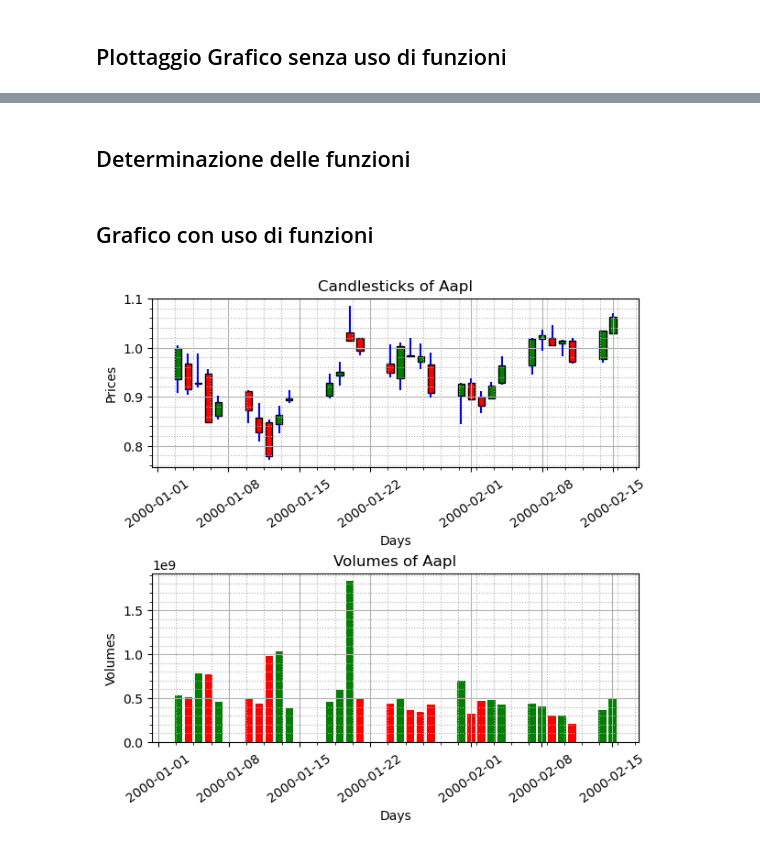
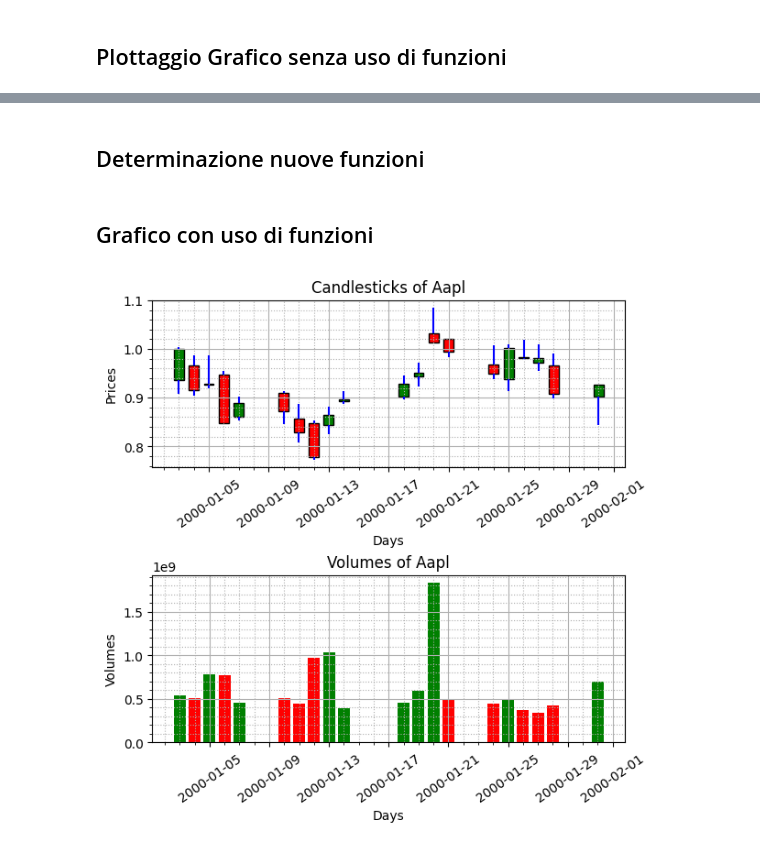
Before and after one commit to Paodidom/Evento-25-marzo-SF-Club-Unipi, a Jupyter notebook: StartingShared/5_Candlestick.ipynb, the cells around one changed output, grey strips where cells are left out. Saved outputs shown, nothing was run; the diff lists cells and outputs as text; code cells hidden in the pictures.

```diff
--- a/StartingShared/5_Candlestick.ipynb
+++ b/StartingShared/5_Candlestick.ipynb
@@ -26,10 +35,17 @@ SciPy 1.13.1
 # %% [markdown]
 ## Caricamento Dati
 # %%
-# load AAPL.csv in a DataFrame
-Aapl = mc.ReadStockPrices('AAPL.csv')
+# load csv in a DataFrame
+Aapl = mc.ReadStockPrices(GitHubSF+'AAPL.csv')
 
 # define the time period of interest
 day1 = np.datetime64('2000-01-01')
-day2 = np.datetime64('2000-01-23')
-day3 = np.datetime64('2000-02-15')
+day2 = np.datetime64('2000-01-31')
+
+# extract single columns from DataFrame
+D = Aapl['Date'].values
+O = Aapl['Open'].values
+H = Aapl['High'].values
+L = Aapl['Low'].values
+C = Aapl['Close'].values
+V = Aapl['Volume'].values
@@ -44,7 +54,13 @@ V = Aapl['Volume'].values
+# %%
+def FindRows(D, d1, d2):
+    rows = np.where((D >= d1) & (D <= d2))[0]
+    if len(rows) == 0:
+        raise ValueError("No data available for the requested period")
+    return rows
 # %% [markdown]
 ## Determinazione righe del periodo per candele e volumi
 # %%
-rows = my.FindRows(D, day1, day3)
+rows = FindRows(D, day1, day2)
 r1 = rows[0]
 r2 = rows[-1]
 # %% [markdown]
@@ -80,8 +96,8 @@ plt.show()
 # %% [markdown]
-## Determinazione delle funzioni
+## Determinazione nuove funzioni
 # %%
 def PlotVolumes(D, C, V, d1, d2):
-    rows = my.FindRows(D, d1, d2)
+    rows = FindRows(D, d1, d2)
     r1 = rows[0]
     r2 = rows[-1]
     for i in range(r1, r2+1):
@@ -97,7 +113,7 @@ def PlotVolumes(D, C, V, d1, d2):
 
 
 def PlotCandles(D, O, H, L, C, d1, d2):
-    rows = my.FindRows(D, d1, d2)
+    rows = FindRows(D, d1, d2)
     r1 = rows[0]
     r2 = rows[-1]
     for i in range(r1, r2+1):
@@ -111,14 +127,14 @@ def PlotCandles(D, O, H, L, C, d1, d2):
 # %%
 plt.figure(figsize=(6, 6), layout='constrained')
 # First subplot
 plt.subplot(2, 1, 1)
-PlotCandles(D, O, H, L, C, day1, day3)
+PlotCandles(D, O, H, L, C, day1, day2)
 mc.EndChart(Xlabel='Days', Ylabel='Prices', Title='Candlesticks of Aapl')
 # Second subplot
 plt.subplot(2, 1, 2)
-PlotVolumes(D, C, V, day1, day3)
+PlotVolumes(D, C, V, day1, day2)
 mc.EndChart(Xlabel='Days', Ylabel='Volumes', Title='Volumes of Aapl')
 #
 plt.show()
 # %% [output]
-[figure, old version]
+[figure, new version]
```
Also changed, not shown: parts of 9 cells of this notebook, 16 other files.
